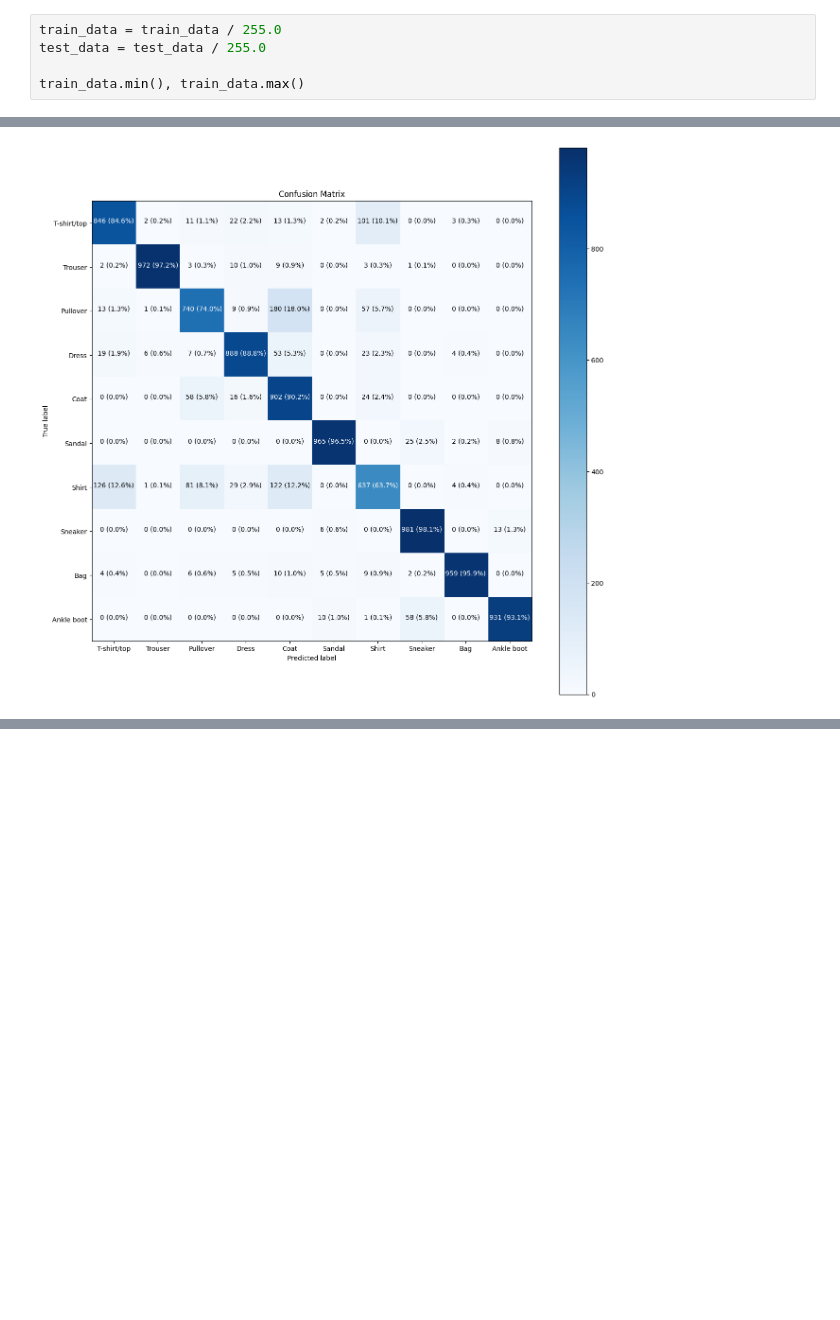
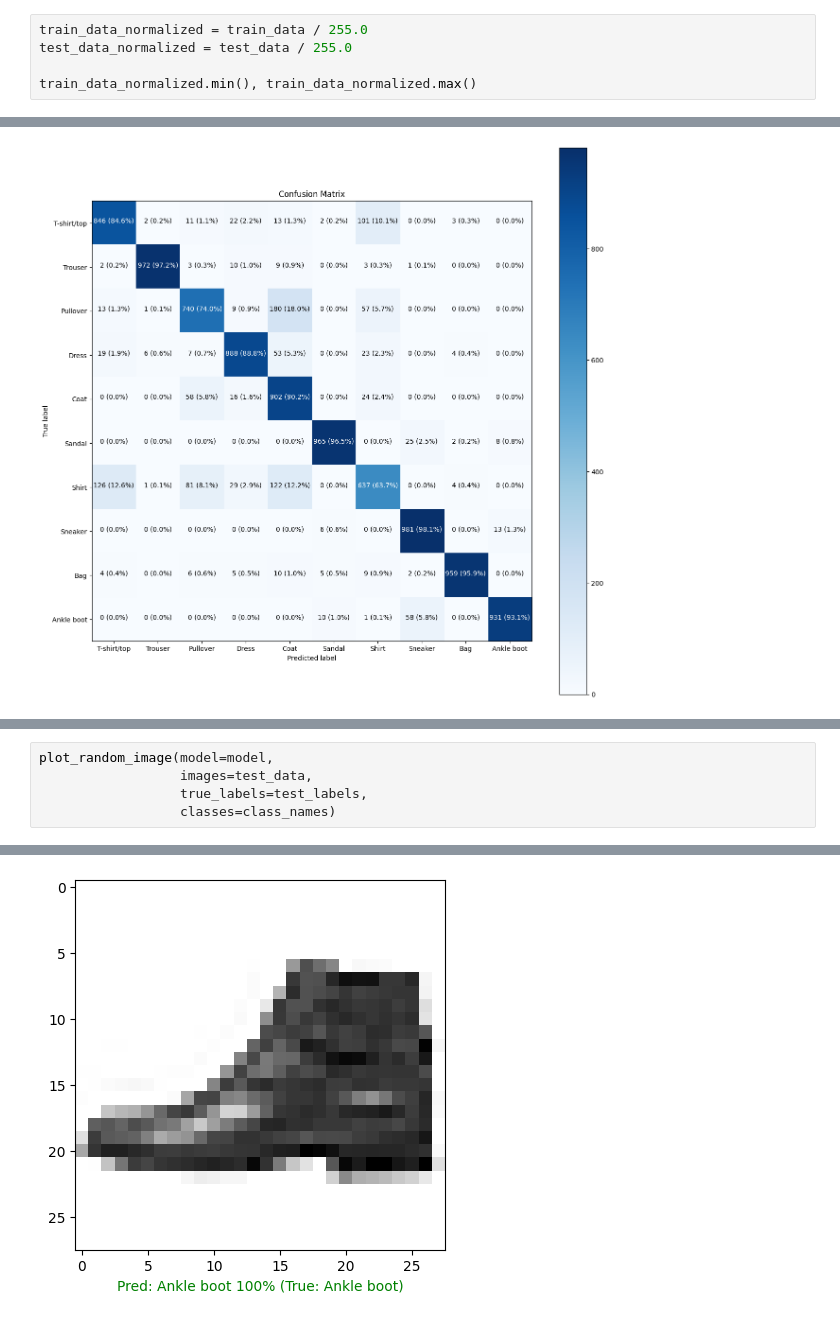
Before and after one commit to roob32/Personal-Notes, a Jupyter notebook: Supplementary Materials for ML/Assessments/fashion.ipynb, the cells around one changed output, grey strips where cells are left out. Cells and saved outputs as stored; diff of their text form; blank space fills up the shorter version.

```diff
--- a/Supplementary Materials for ML/Assessments/fashion.ipynb
+++ b/Supplementary Materials for ML/Assessments/fashion.ipynb
@@ -66,9 +71,9 @@ len(class_names)
 # %% [output]
 10
 # %%
-train_data = train_data / 255.0
-test_data = test_data / 255.0
+train_data_normalized = train_data / 255.0
+test_data_normalized = test_data / 255.0
 
-train_data.min(), train_data.max()
+train_data_normalized.min(), train_data_normalized.max()
 # %% [output]
 (0.0, 1.0)
@@ -328,0 +556,6 @@ plot_random_image(model=model,
+# %%
+plot_random_image(model=model,
+                  images=test_data,
+                  true_labels=test_labels,
+                  classes=class_names)
+# %% [output]
@@ -328,0 +563 @@ plot_random_image(model=model,
+[figure, added]
```
Also changed, not shown: parts of 36 cells of this notebook, 1 other file.
